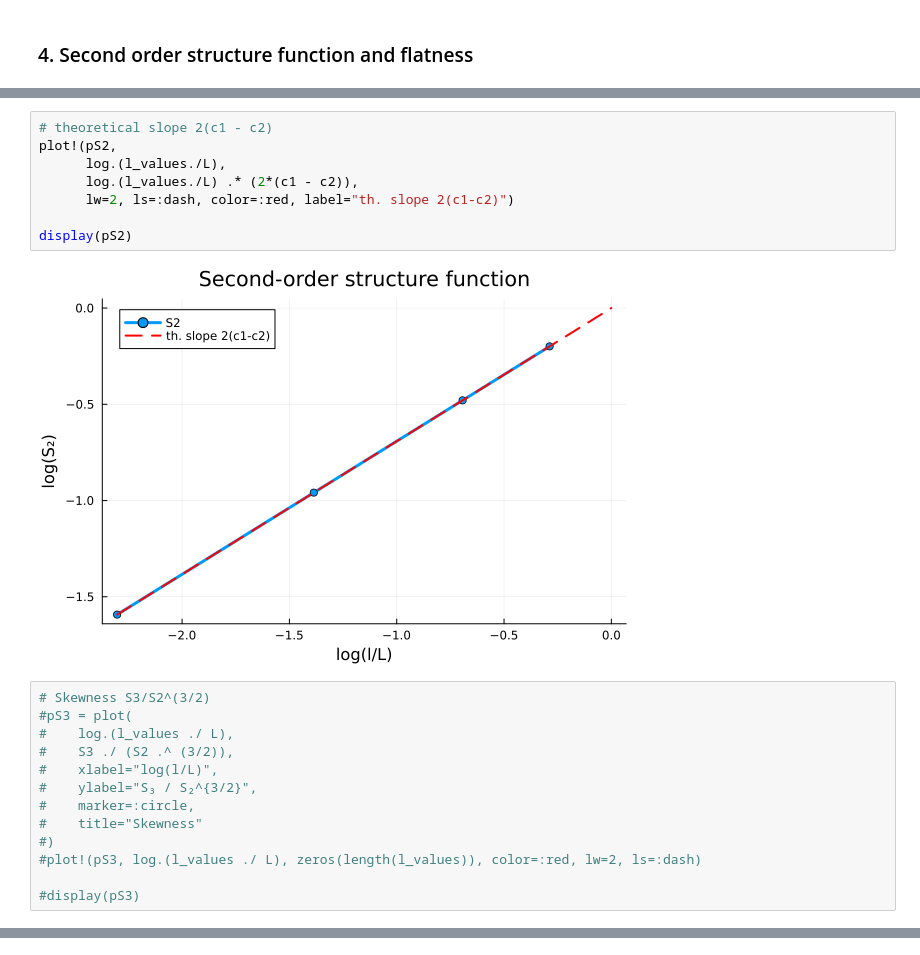
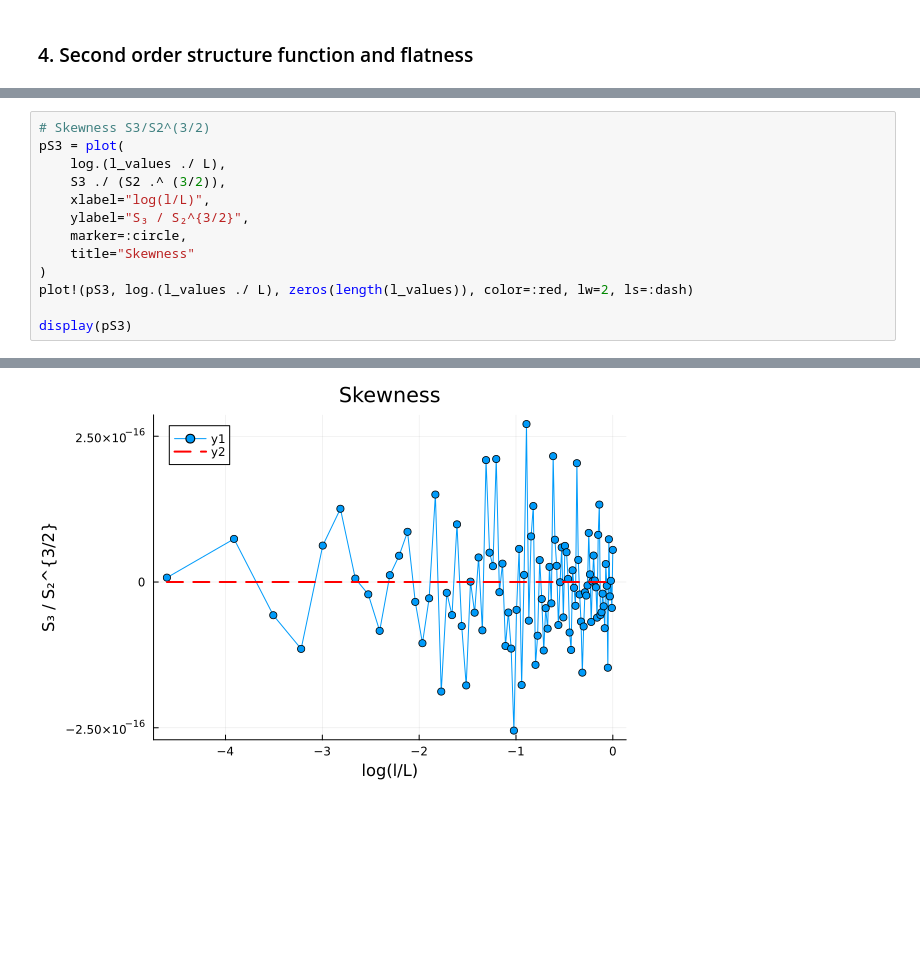
Before and after one commit to pleflohic/turbulence-velocity-increments, a Jupyter notebook: notebooks/non_normalized.ipynb, the cells around one changed output, grey strips where cells are left out. Saved outputs shown, nothing was run; the diff lists cells and outputs as text; blank space fills up the shorter version.

```diff
--- a/notebooks/non_normalized.ipynb
+++ b/notebooks/non_normalized.ipynb
@@ -426,23 +458,14 @@ pS2 = plot(
-# %%
-# theoretical slope 2(c1 - c2)
-plot!(pS2,
-      log.(l_values./L),
-      log.(l_values./L) .* (2*(c1 - c2)),
-      lw=2, ls=:dash, color=:red, label="th. slope 2(c1-c2)")
-
-display(pS2)
-# %% [output]
-[figure, removed]
 # %%
 # Skewness S3/S2^(3/2)
-#pS3 = plot(
-#    log.(l_values ./ L),
-#    S3 ./ (S2 .^ (3/2)),
-#    xlabel="log(l/L)",
-#    ylabel="S₃ / S₂^{3/2}",
-#    marker=:circle,
-#    title="Skewness"
-#)
-#plot!(pS3, log.(l_values ./ L), zeros(length(l_values)), color=:red, lw=2, ls=:dash)
+pS3 = plot(
+    log.(l_values ./ L),
+    S3 ./ (S2 .^ (3/2)),
+    xlabel="log(l/L)",
+    ylabel="S₃ / S₂^{3/2}",
+    marker=:circle,
+    title="Skewness"
+)
+plot!(pS3, log.(l_values ./ L), zeros(length(l_values)), color=:red, lw=2, ls=:dash)
 
-#display(pS3)
+display(pS3)
+# %% [output]
@@ -448,0 +478 @@ display(pS2)
+[figure, added]
```
Also changed, not shown: parts of 10 cells of this notebook.
